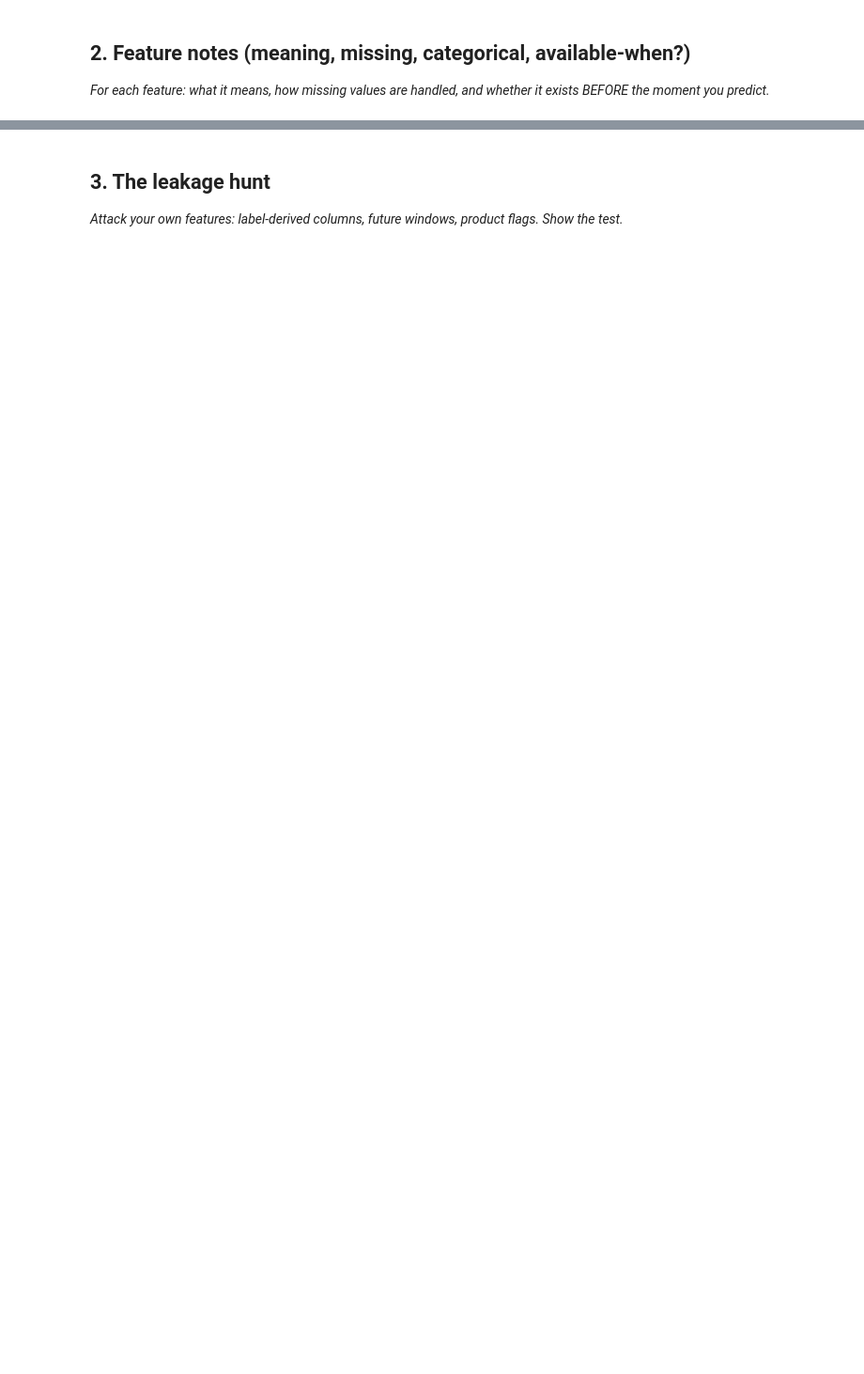
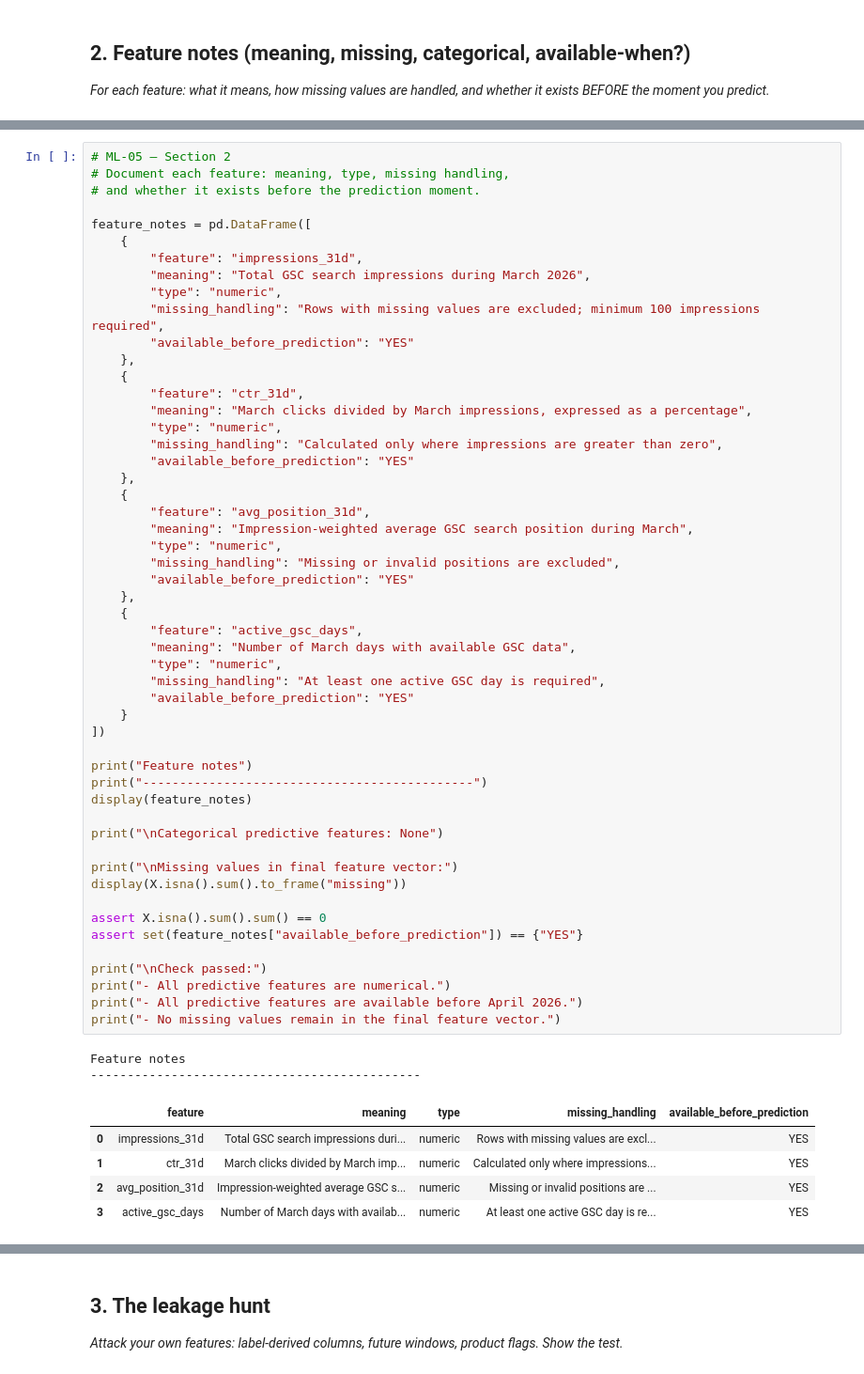
Before and after one commit to azam-hussain-ml/Starter-Notebook-flyrank-ml-internship, a Jupyter notebook: work/notebooks/w03_feature_leakage_check.ipynb, the cells around one changed output, grey strips where cells are left out. Shown at 94% size. Drawn from its saved outputs; the diff is of its cells as text; blank space fills up the shorter version.

```diff
--- a/work/notebooks/w03_feature_leakage_check.ipynb
+++ b/work/notebooks/w03_feature_leakage_check.ipynb
@@ -16,0 +245,60 @@ This skeleton is yours to fill. Work the sections **in order** — each one has
+# %%
+# ML-05 — Section 2
+# Document each feature: meaning, type, missing handling,
+# and whether it exists before the prediction moment.
+
+feature_notes = pd.DataFrame([
+    {
+        "feature": "impressions_31d",
+        "meaning": "Total GSC search impressions during March 2026",
+        "type": "numeric",
+        "missing_handling": "Rows with missing values are excluded; minimum 100 impressions required",
+        "available_before_prediction": "YES"
+    },
+    {
+        "feature": "ctr_31d",
+        "meaning": "March clicks divided by March impressions, expressed as a percentage",
+        "type": "numeric",
+        "missing_handling": "Calculated only where impressions are greater than zero",
+        "available_before_prediction": "YES"
+    },
+    {
+        "feature": "avg_position_31d",
+        "meaning": "Impression-weighted average GSC search position during March",
+        "type": "numeric",
+        "missing_handling": "Missing or invalid positions are excluded",
+        "available_before_prediction": "YES"
+    },
+    {
+        "feature": "active_gsc_days",
+        "meaning": "Number of March days with available GSC data",
+        "type": "numeric",
+        "missing_handling": "At least one active GSC day is required",
+        "available_before_prediction": "YES"
+    }
+])
+
+print("Feature notes")
+print("---------------------------------------------")
+display(feature_notes)
+
+print("\nCategorical predictive features: None")
+
+print("\nMissing values in final feature vector:")
+display(X.isna().sum().to_frame("missing"))
+
+assert X.isna().sum().sum() == 0
+assert set(feature_notes["available_before_prediction"]) == {"YES"}
+
+print("\nCheck passed:")
+print("- All predictive features are numerical.")
+print("- All predictive features are available before April 2026.")
+print("- No missing values remain in the final feature vector.")
+# %% [output]
+Feature notes
+---------------------------------------------
+|  | feature | meaning | type | missing_handling | available_before_prediction |
+| 0 | impressions_31d | Total GSC search impressions duri... | numeric | Rows with missing values are excl... | YES |
+| 1 | ctr_31d | March clicks divided by March imp... | numeric | Calculated only where impressions... | YES |
+| 2 | avg_position_31d | Impression-weighted average GSC s... | numeric | Missing or invalid positions are ... | YES |
+| 3 | active_gsc_days | Number of March days with availab... | numeric | At least one active GSC day is re... | YES |
```
Also changed, not shown: parts of 8 cells of this notebook.
